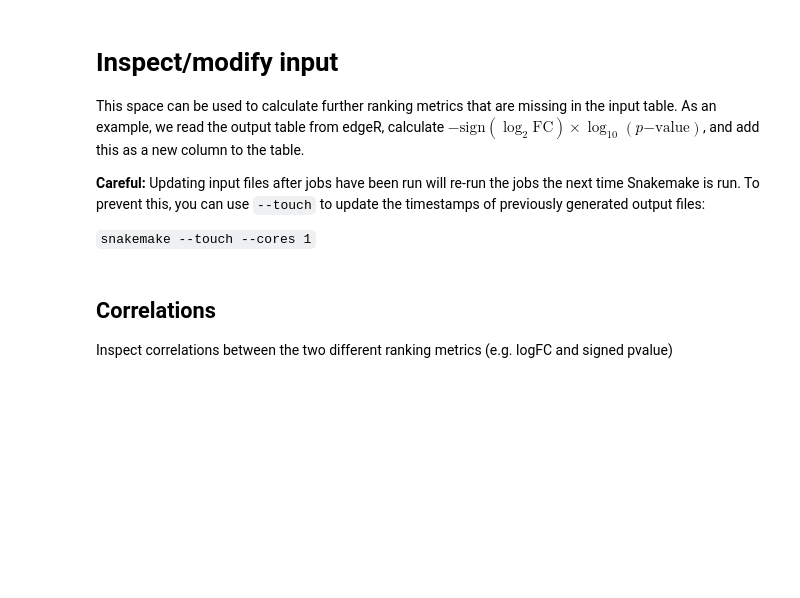
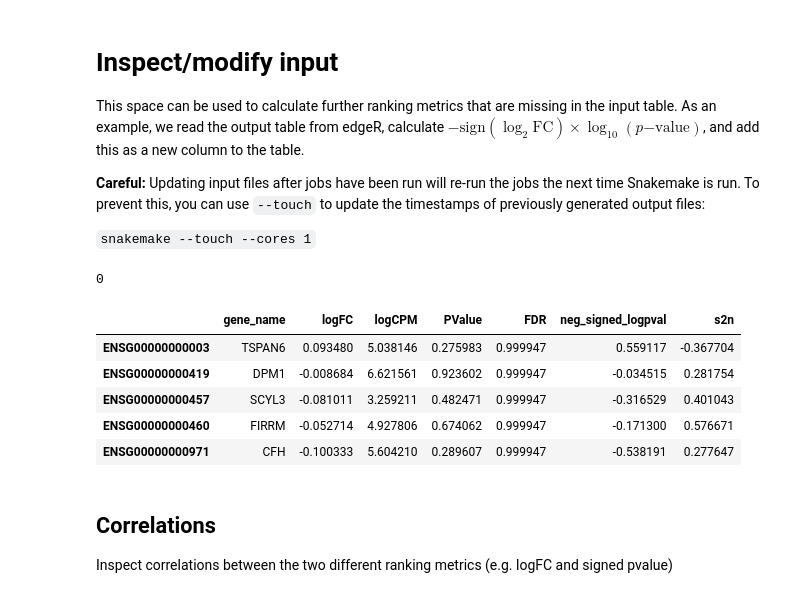
Before and after one commit to pdegen/SynEnrich, a Jupyter notebook: workflow/notebooks/main.ipynb, the cells around one changed output. Drawn from its saved outputs; the diff is of its cells as text; code cells hidden in the pictures; blank space fills up the shorter version.

```diff
--- a/workflow/notebooks/main.ipynb
+++ b/workflow/notebooks/main.ipynb
@@ -118,28 +121,36 @@ This space can be used to calculate further ranking metrics that are missing in
 # %%
 # Add negative signed log pval
 
 df = pd.read_csv(f"../../{input_file}", index_col=0)
 df["neg_signed_logpval"] = -np.sign(df["logFC"]) * np.log10(df["PValue"])
 sig = df[df["FDR"]<0.01]
 print(len(sig))
 
 # Optionally, if normalized count matrix provided, calculate signal-to-noise ratio
 
 def signal_to_noise(expr: pd.DataFrame, control: List[str], case: List[str]):
     x1 = expr[control]
     x2 = expr[case]
     return (x2.mean(axis=1) - x1.mean(axis=1)) / (x1.std(axis=1) + x2.std(axis=1))
 
 if input_file_expression:
     expr = pd.read_csv(input_file_expression, index_col=0)
     control = [col for col in expr.columns if control_tag in col]
     case = [col for col in expr.columns if case_tag in col]
     s2n = signal_to_noise(expr, control, case)
     df["s2n"] = s2n.loc[df.index]
 
 
 display(df.sort_index().head())
-df.to_csv(f"../../{input_file}") # Uncomment to save
+#df.to_csv(f"../../{input_file}") # Uncomment to save
+# %% [output]
+0
+|  | gene_name | logFC | logCPM | PValue | FDR | neg_signed_logpval | s2n |
+| ENSG00000000003 | TSPAN6 | 0.093480 | 5.038146 | 0.275983 | 0.999947 | 0.559117 | -0.367704 |
+| ENSG00000000419 | DPM1 | -0.008684 | 6.621561 | 0.923602 | 0.999947 | -0.034515 | 0.281754 |
+| ENSG00000000457 | SCYL3 | -0.081011 | 3.259211 | 0.482471 | 0.999947 | -0.316529 | 0.401043 |
+| ENSG00000000460 | FIRRM | -0.052714 | 4.927806 | 0.674062 | 0.999947 | -0.171300 | 0.576671 |
+| ENSG00000000971 | CFH | -0.100333 | 5.604210 | 0.289607 | 0.999947 | -0.538191 | 0.277647 |
 # %% [markdown]
 ## Correlations
 
```
Also changed, not shown: parts of 11 cells of this notebook, 4 other files.
